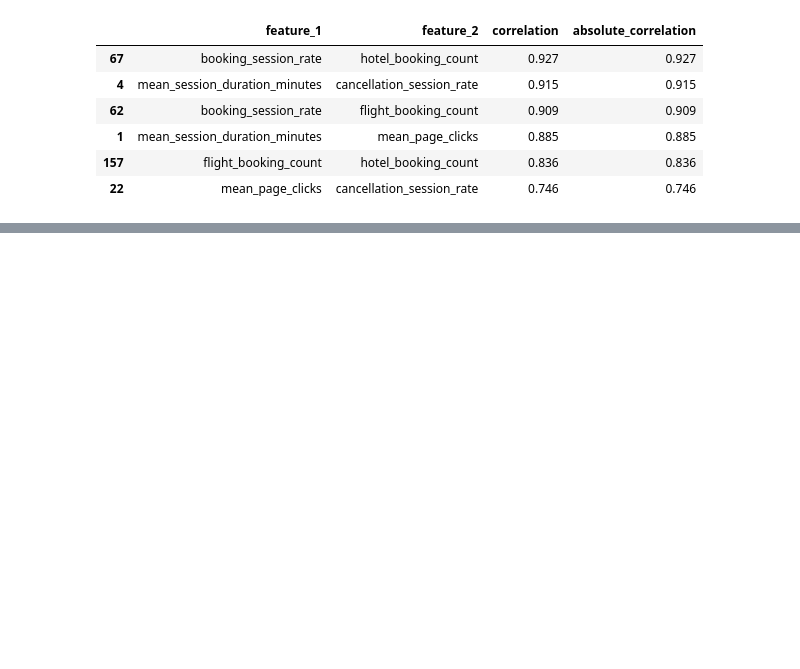
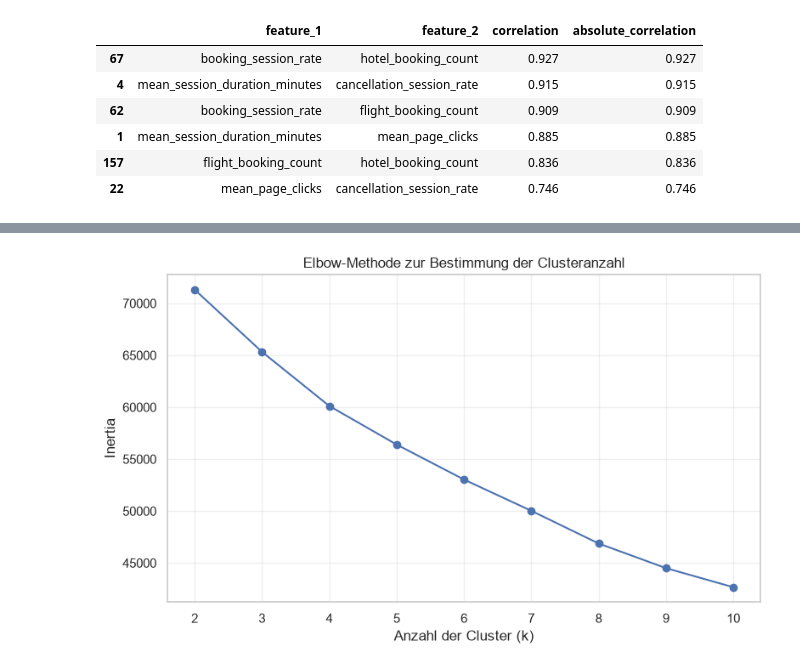
Before and after one commit to norawinkler/traveltide-customer-segmentation, a Jupyter notebook: notebooks/03_customer_segmentation.ipynb, the cells around one changed output, grey strips where cells are left out. Drawn from its saved outputs; the diff is of its cells as text; code cells hidden in the pictures; blank space fills up the shorter version.

```diff
--- a/notebooks/03_customer_segmentation.ipynb
+++ b/notebooks/03_customer_segmentation.ipynb
@@ -506,0 +677,13 @@ display(strong_correlations)
+# %%
+# Fehlender Werte mit 0 ersetzen (Null bedeutet kein beobachtetes entsprechendes Verhalten).
+
+zero_imputation_columns = [
+    "package_booking_rate",
+    "flight_discount_conversion_rate",
+    "hotel_discount_conversion_rate"
+]
+
+X_cluster[zero_imputation_columns] = (
+    X_cluster[zero_imputation_columns]
+    .fillna(0)
+)
@@ -506,0 +974,10 @@ display(strong_correlations)
+# %%
+# Merkmale standardisieren
+
+scaler = StandardScaler()
+
+X_scaled = pd.DataFrame(
+    scaler.fit_transform(X_prepared),
+    columns=X_prepared.columns,
+    index=X_prepared.index
+)
@@ -506,0 +1148,23 @@ display(strong_correlations)
+# %%
+# Elbow-Diagramm
+
+plt.figure(figsize=(9, 5))
+
+plt.plot(
+    kmeans_evaluation["k"],
+    kmeans_evaluation["inertia"],
+    marker="o"
+)
+
+plt.title(
+    "Elbow-Methode zur Bestimmung der Clusteranzahl"
+)
+
+plt.xlabel("Anzahl der Cluster (k)")
+plt.ylabel("Inertia")
+plt.xticks(kmeans_evaluation["k"])
+plt.grid(alpha=0.3)
+
+plt.show()
+# %% [output]
+[figure, added]
```
Also changed, not shown: parts of 33 cells of this notebook.
